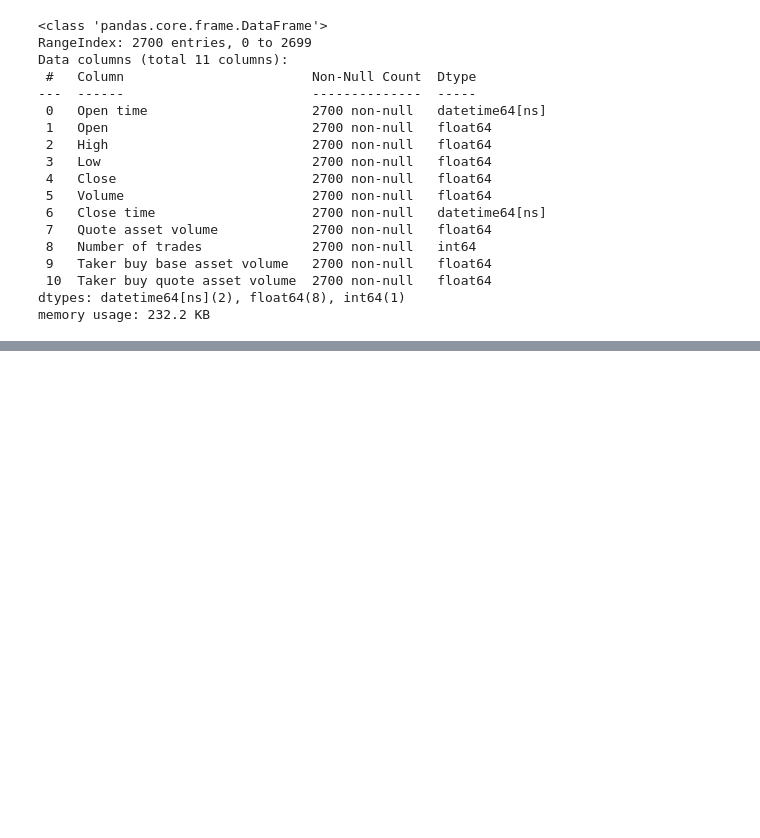
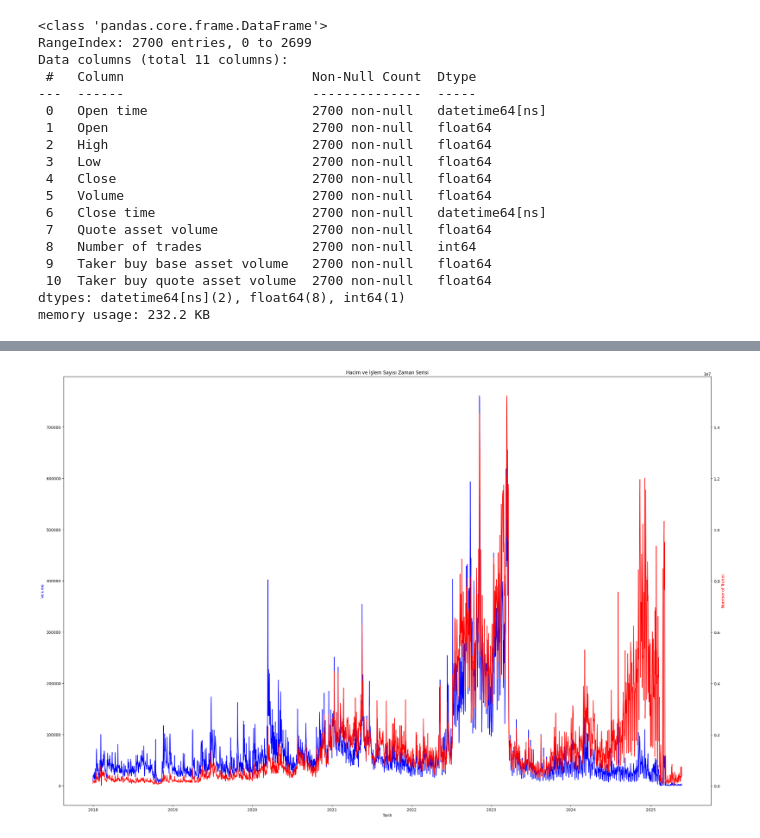
Before and after one commit to Nursenau/sisterslab_final_project, a Jupyter notebook: bitcoin.ipynb, the cells around one changed output, grey strips where cells are left out. Saved outputs shown, nothing was run; the diff lists cells and outputs as text; code cells hidden in the pictures; blank space fills up the shorter version.

```diff
--- a/bitcoin.ipynb
+++ b/bitcoin.ipynb
@@ -126,0 +222,16 @@ memory usage: 232.2 KB
+# %%
+# Hacim ve işlem sayısı zaman içinde birlikte inceleniyor
+fig, ax1 = plt.subplots(figsize=(30,20))
+
+ax1.plot(df['Open time'], df['Volume'], color='blue', label='Volume')
+ax1.set_xlabel('Tarih')
+ax1.set_ylabel('Volume', color='blue')
+
+ax2 = ax1.twinx()
+ax2.plot(df['Open time'], df['Number of trades'], color='red', label='Number of Trades')
+ax2.set_ylabel('Number of Trades', color='red')
+
+plt.title('Hacim ve İşlem Sayısı Zaman Serisi')
+plt.show()
+# %% [output]
+[figure, added]
```
Also changed, not shown: parts of 21 cells of this notebook.
